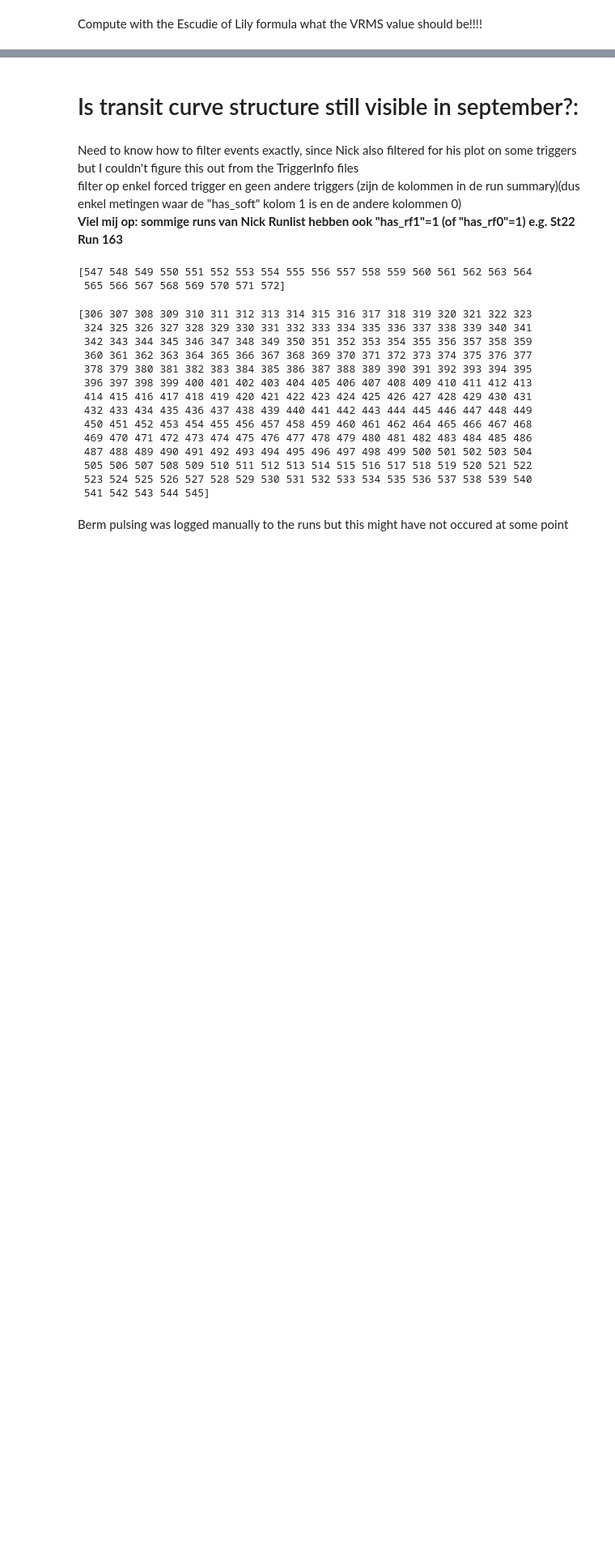
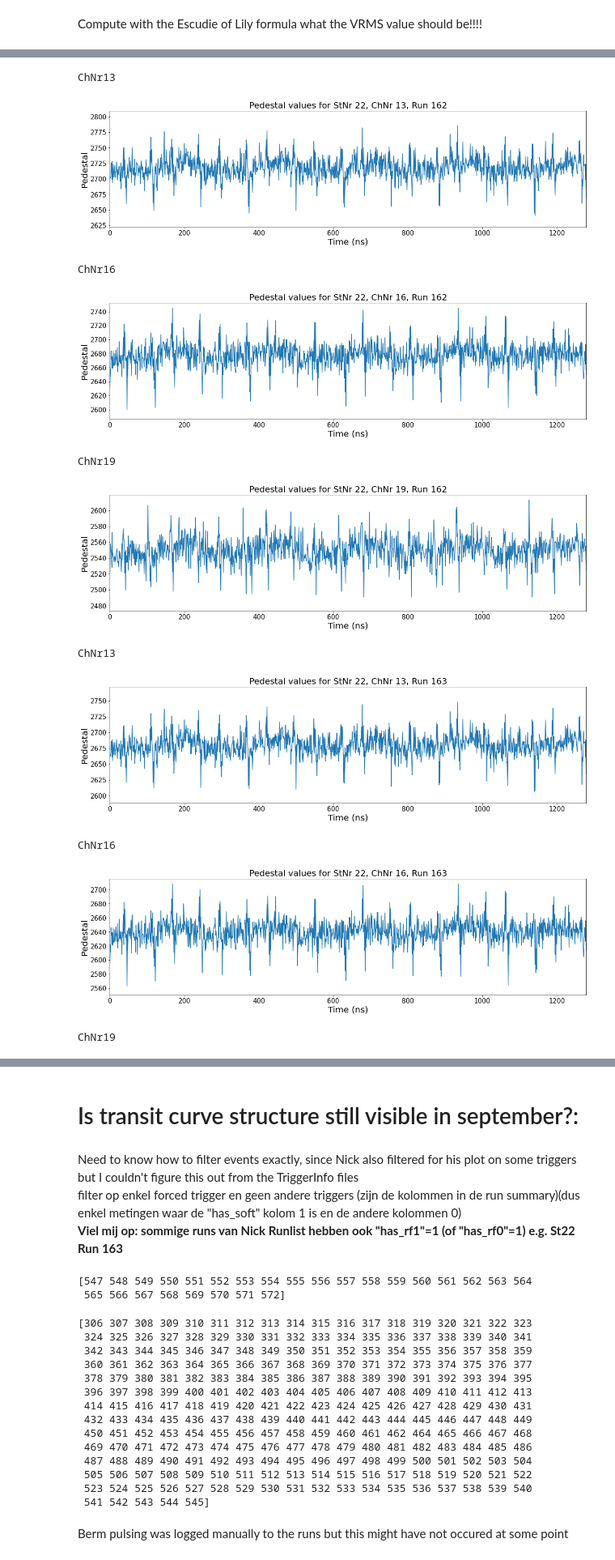
Before and after one commit to JethroStoffels/RNOG_Programming, a Jupyter notebook: 2022-11-08 Investigating Transit Curves Pt2.ipynb, the cells around one changed output, grey strips where cells are left out. Shown at 81% size. Drawn from its saved outputs; the diff is of its cells as text; code cells hidden in the pictures; blank space fills up the shorter version.

```diff
--- a/2022-11-08 Investigating Transit Curves Pt2.ipynb
+++ b/2022-11-08 Investigating Transit Curves Pt2.ipynb
@@ -41,0 +57,20 @@ Compute with the Escudie of Lily formula what  the VRMS value should be!!!!
+# %%
+RunList=np.concatenate((np.arange(8,24),np.arange(306,310),np.arange(289,298),np.arange(284,288),np.arange(162,186)))
+St22RPeakRuns, St22RPeakEvents=RunsInTimeframe(22,17.5,17.75,Runs=RunList)
+# %%
+for Run in St22RPeakRuns:
+    for ChNr in [13,16,19]:
+        print("ChNr" + str(ChNr))
+        PedPlot(22,ChNr,Run)
+# %% [output]
+ChNr13
+[figure, added]
+ChNr16
+[figure, added]
+ChNr19
+[figure, added]
+ChNr13
+[figure, added]
+ChNr16
+[figure, added]
+ChNr19
```
Also changed, not shown: parts of 22 cells of this notebook, 3 other files.
